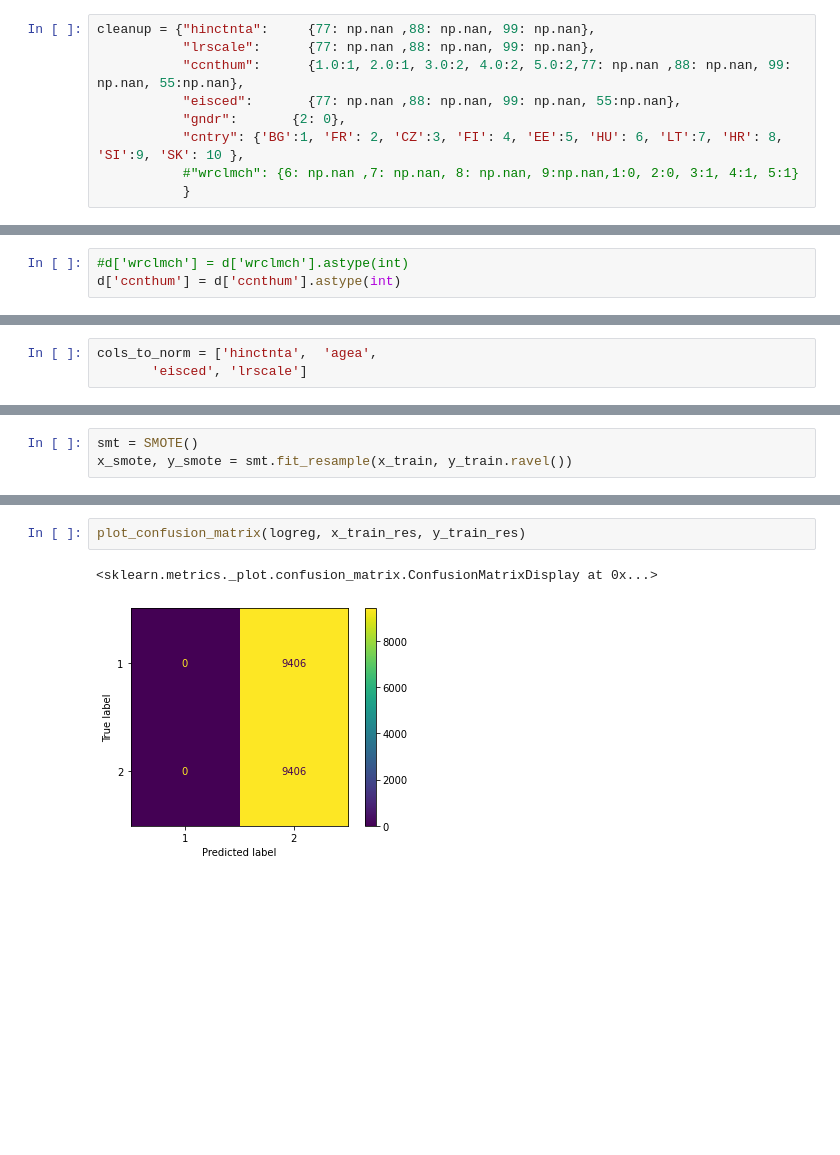
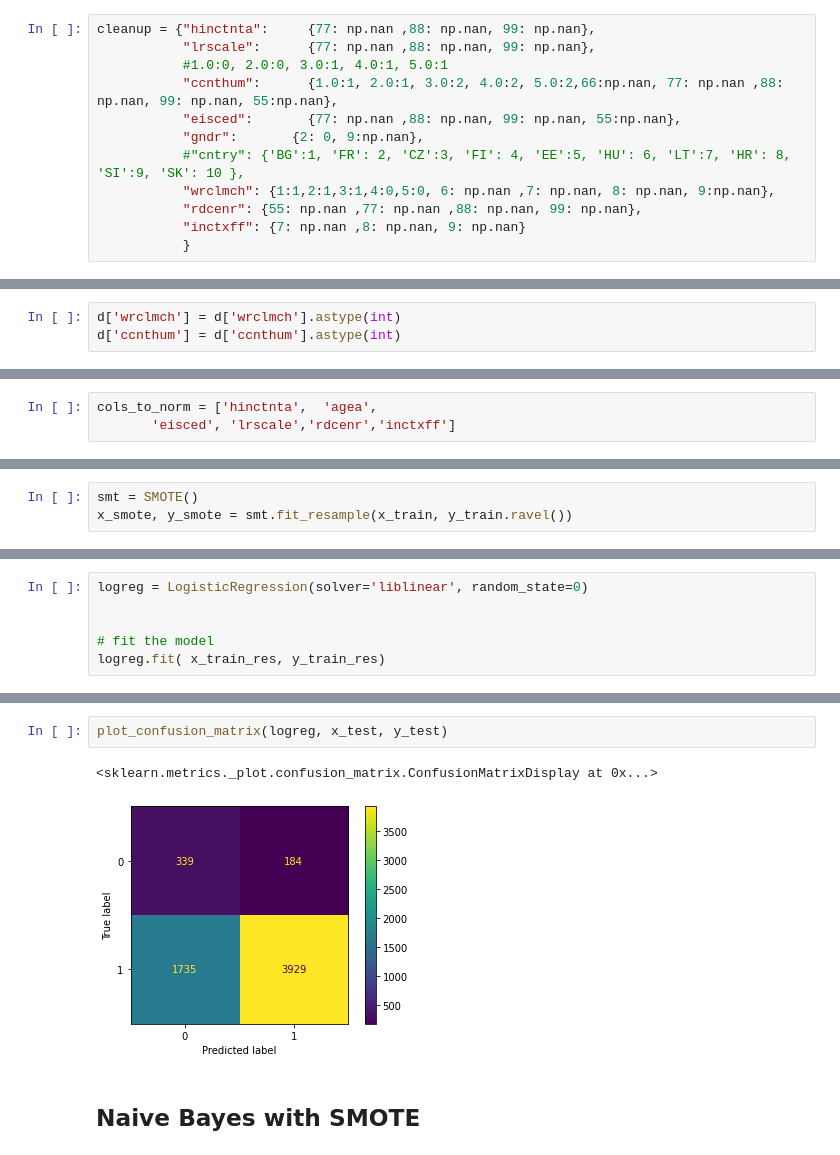
Before and after one commit to Sottix99/European-Social-Survey-Analysis, a Jupyter notebook: ESS8Dataset.ipynb, the cells around one changed output, grey strips where cells are left out. Drawn from its saved outputs; the diff is of its cells as text; blank space fills up the shorter version.

```diff
--- a/ESS8Dataset.ipynb
+++ b/ESS8Dataset.ipynb
@@ -194,11 +247,14 @@ Name: wrclmch, dtype: int64
 # %%
 cleanup = {"hinctnta":     {77: np.nan ,88: np.nan, 99: np.nan},
            "lrscale":      {77: np.nan ,88: np.nan, 99: np.nan},
-           "ccnthum":      {1.0:1, 2.0:1, 3.0:2, 4.0:2, 5.0:2,77: np.nan ,88: np.nan, 99: np.nan, 55:np.nan},
+           #1.0:0, 2.0:0, 3.0:1, 4.0:1, 5.0:1
+           "ccnthum":      {1.0:1, 2.0:1, 3.0:2, 4.0:2, 5.0:2,66:np.nan, 77: np.nan ,88: np.nan, 99: np.nan, 55:np.nan},
            "eisced":       {77: np.nan ,88: np.nan, 99: np.nan, 55:np.nan},
-           "gndr":       {2: 0},
-           "cntry": {'BG':1, 'FR': 2, 'CZ':3, 'FI': 4, 'EE':5, 'HU': 6, 'LT':7, 'HR': 8, 'SI':9, 'SK': 10 },
-           #"wrclmch": {6: np.nan ,7: np.nan, 8: np.nan, 9:np.nan,1:0, 2:0, 3:1, 4:1, 5:1}
+           "gndr":       {2: 0, 9:np.nan},
+           #"cntry": {'BG':1, 'FR': 2, 'CZ':3, 'FI': 4, 'EE':5, 'HU': 6, 'LT':7, 'HR': 8, 'SI':9, 'SK': 10 },
+           "wrclmch": {1:1,2:1,3:1,4:0,5:0, 6: np.nan ,7: np.nan, 8: np.nan, 9:np.nan},
+           "rdcenr": {55: np.nan ,77: np.nan ,88: np.nan, 99: np.nan},
+           "inctxff": {7: np.nan ,8: np.nan, 9: np.nan}
            }
 # %%
 d = d.replace(cleanup)
@@ -207,4 +266,4 @@ d.dropna(inplace=True)
 # %%
-#d['wrclmch'] = d['wrclmch'].astype(int)
+d['wrclmch'] = d['wrclmch'].astype(int)
 d['ccnthum'] = d['ccnthum'].astype(int)
 # %%
@@ -217,7 +282,7 @@ Name: ccnthum, dtype: int64
 from sklearn.preprocessing import Normalizer, StandardScaler
 # %%
 cols_to_norm = ['hinctnta',  'agea',
-       'eisced', 'lrscale']
+       'eisced', 'lrscale','rdcenr','inctxff']
 # %%
 d[cols_to_norm]=StandardScaler().fit_transform(d[cols_to_norm])
 # %%
@@ -336,0 +479,6 @@ After OverSampling, counts of label '0': 9406
+# %%
+logreg = LogisticRegression(solver='liblinear', random_state=0)
+
+
+# fit the model
+logreg.fit( x_train_res, y_train_res)
@@ -337,5 +499,7 @@ After OverSampling, counts of label '0': 9406
 # %%
-plot_confusion_matrix(logreg, x_train_res, y_train_res)
+plot_confusion_matrix(logreg, x_test, y_test)
 # %% [output]
 <sklearn.metrics._plot.confusion_matrix.ConfusionMatrixDisplay at 0x...>
-[figure, old version]
+[figure, new version]
+# %% [markdown]
+## Naive Bayes with SMOTE
```
Also changed, not shown: parts of 56 cells of this notebook.
